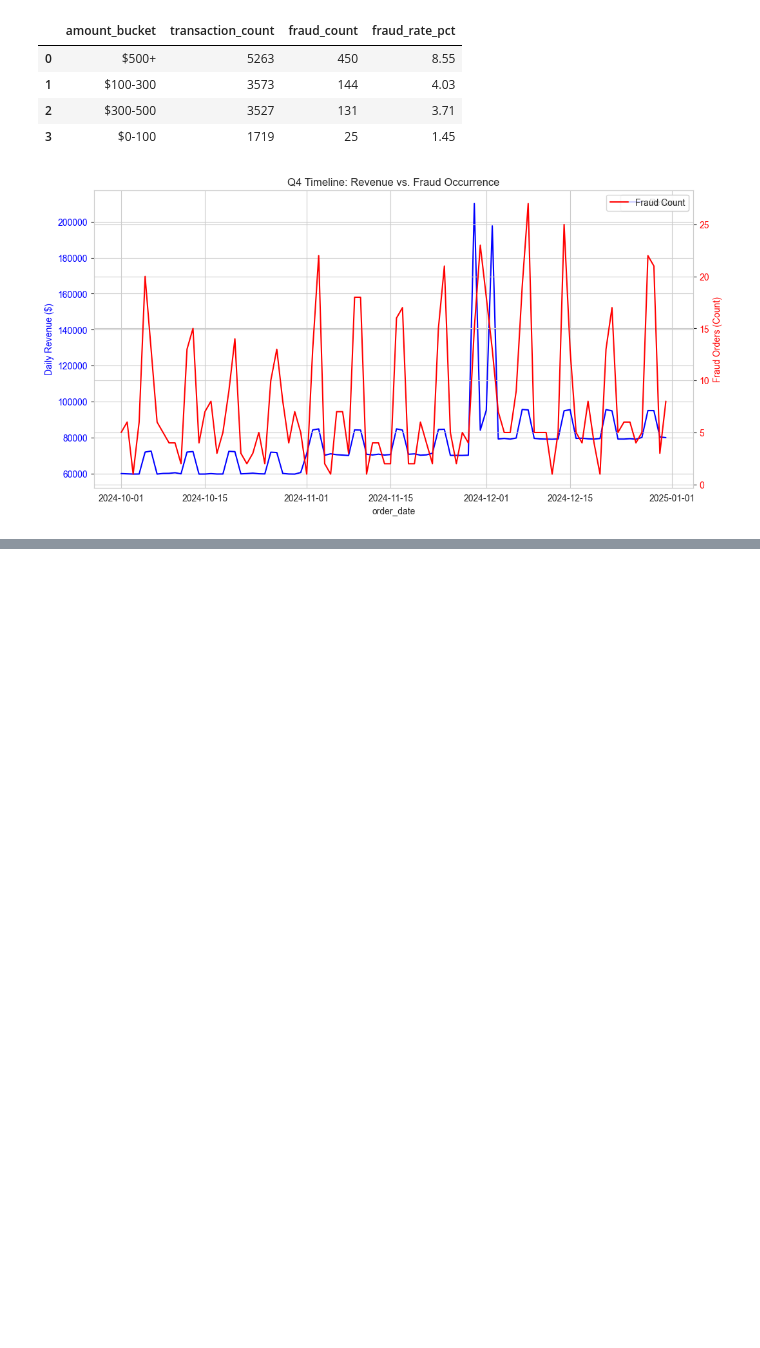
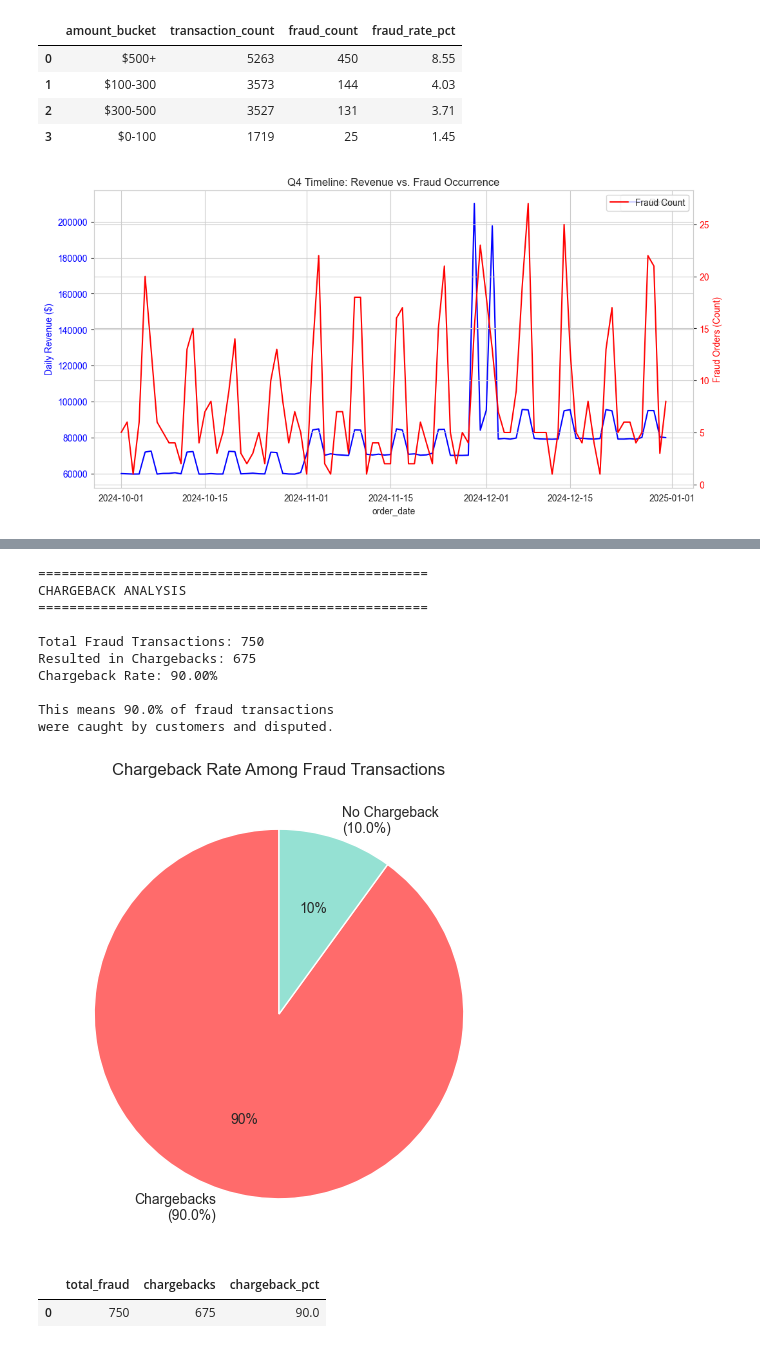
Before and after one commit to xgrantgamble/payflow-fraud-detection, a Jupyter notebook: scripts/notebooks/02_exploratory_analysis.ipynb, the cells around one changed output, grey strips where cells are left out. Cells and saved outputs as stored; diff of their text form; code cells hidden in the pictures; blank space fills up the shorter version.

```diff
--- a/scripts/notebooks/02_exploratory_analysis.ipynb
+++ b/scripts/notebooks/02_exploratory_analysis.ipynb
@@ -341,0 +418,49 @@ plt.show()
+# %%
+# Query 7: Chargeback rate among fraud transactions
+query_7 = """
+SELECT
+    COUNT(*) as total_fraud,
+    SUM(CASE WHEN chargeback_date IS NOT NULL THEN 1 ELSE 0 END) as chargebacks,
+    ROUND(100.0 * SUM(CASE WHEN chargeback_date IS NOT NULL THEN 1 ELSE 0 END) / COUNT(*), 2) as chargeback_pct
+FROM fraud_flagged
+WHERE is_fraud = TRUE;
+"""
+
+df_chargeback = pd.read_sql(query_7, engine)
+
+print("="*50)
+print("CHARGEBACK ANALYSIS")
+print("="*50)
+print(f"\nTotal Fraud Transactions: {df_chargeback['total_fraud'][0]:,}")
+print(f"Resulted in Chargebacks: {df_chargeback['chargebacks'][0]:,}")
+print(f"Chargeback Rate: {df_chargeback['chargeback_pct'][0]:.2f}%")
+print(f"\nThis means {df_chargeback['chargeback_pct'][0]:.1f}% of fraud transactions")
+print(f"were caught by customers and disputed.")
+
+# visualization
+fig, ax = plt.subplots(figsize=(6, 6))
+sizes = [df_chargeback['chargebacks'][0],
+         df_chargeback['total_fraud'][0] - df_chargeback['chargebacks'][0]]
+labels = [f"Chargebacks\n({df_chargeback['chargeback_pct'][0]:.1f}%)",
+          f"No Chargeback\n({100-df_chargeback['chargeback_pct'][0]:.1f}%)"]
+colors = ['#ff6b6b', '#95e1d3']
+
+plt.pie(sizes, labels=labels, colors=colors, autopct='%1.0f%%', startangle=90)
+plt.title("Chargeback Rate Among Fraud Transactions")
+plt.show()
+
+df_chargeback
+# %% [output]
+==================================================
+CHARGEBACK ANALYSIS
+==================================================
+
+Total Fraud Transactions: 750
+Resulted in Chargebacks: 675
+Chargeback Rate: 90.00%
+
+This means 90.0% of fraud transactions
+were caught by customers and disputed.
+[figure, added]
+|  | total_fraud | chargebacks | chargeback_pct |
+| 0 | 750 | 675 | 90.0 |
```
Also changed, not shown: parts of 5 cells of this notebook, 23 other files.
